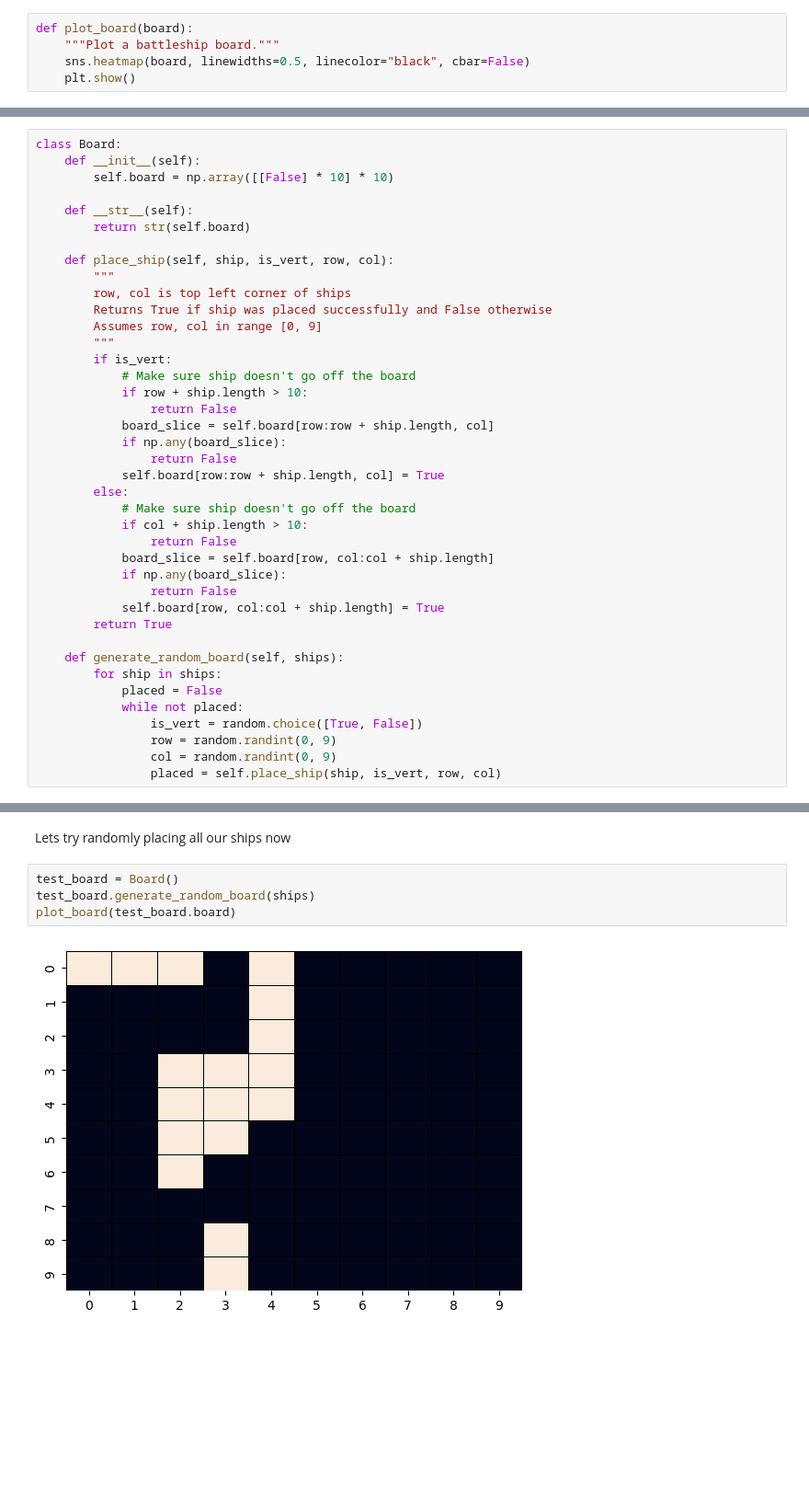
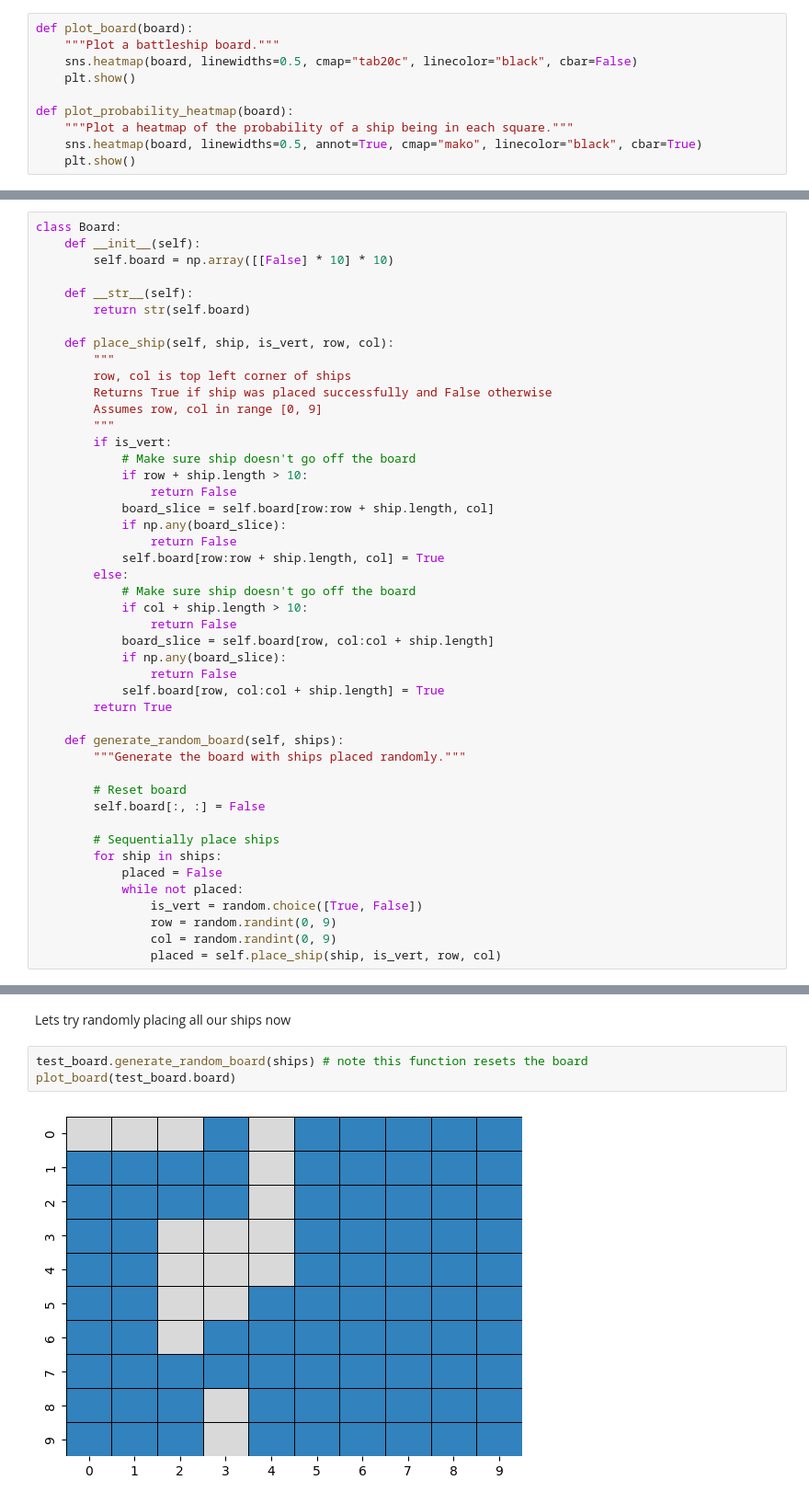
Before and after one commit to damienbose/battleship_analysis, a Jupyter notebook: battleship.ipynb, the cells around one changed output, grey strips where cells are left out. Shown at 92% size. Cells and saved outputs as stored; diff of their text form; blank space fills up the shorter version.

```diff
--- a/battleship.ipynb
+++ b/battleship.ipynb
@@ -12,8 +12,13 @@ We define some helper functions first
 # %%
 def plot_board(board):
     """Plot a battleship board."""
-    sns.heatmap(board, linewidths=0.5, linecolor="black", cbar=False)
+    sns.heatmap(board, linewidths=0.5, cmap="tab20c", linecolor="black", cbar=False)
     plt.show()
+
+def plot_probability_heatmap(board):
+    """Plot a heatmap of the probability of a ship being in each square."""
+    sns.heatmap(board, linewidths=0.5, annot=True, cmap="mako", linecolor="black", cbar=True)
+    plt.show()
 # %% [markdown]
 ## 1. Representing the game
 # %% [markdown]
@@ -51,6 +56,12 @@ class Board:
         return True
 
     def generate_random_board(self, ships):
+        """Generate the board with ships placed randomly."""
+
+        # Reset board
+        self.board[:, :] = False
+
+        # Sequentially place ships
         for ship in ships:
             placed = False
             while not placed:
@@ -78,8 +91,7 @@ plot_board(test_board.board)
 # %% [markdown]
 Lets try randomly placing all our ships now
 # %%
-test_board = Board()
-test_board.generate_random_board(ships)
+test_board.generate_random_board(ships) # note this function resets the board
 plot_board(test_board.board)
 # %% [output]
-[figure, old version]
+[figure, new version]
```
Also changed, not shown: parts of 5 cells of this notebook.
